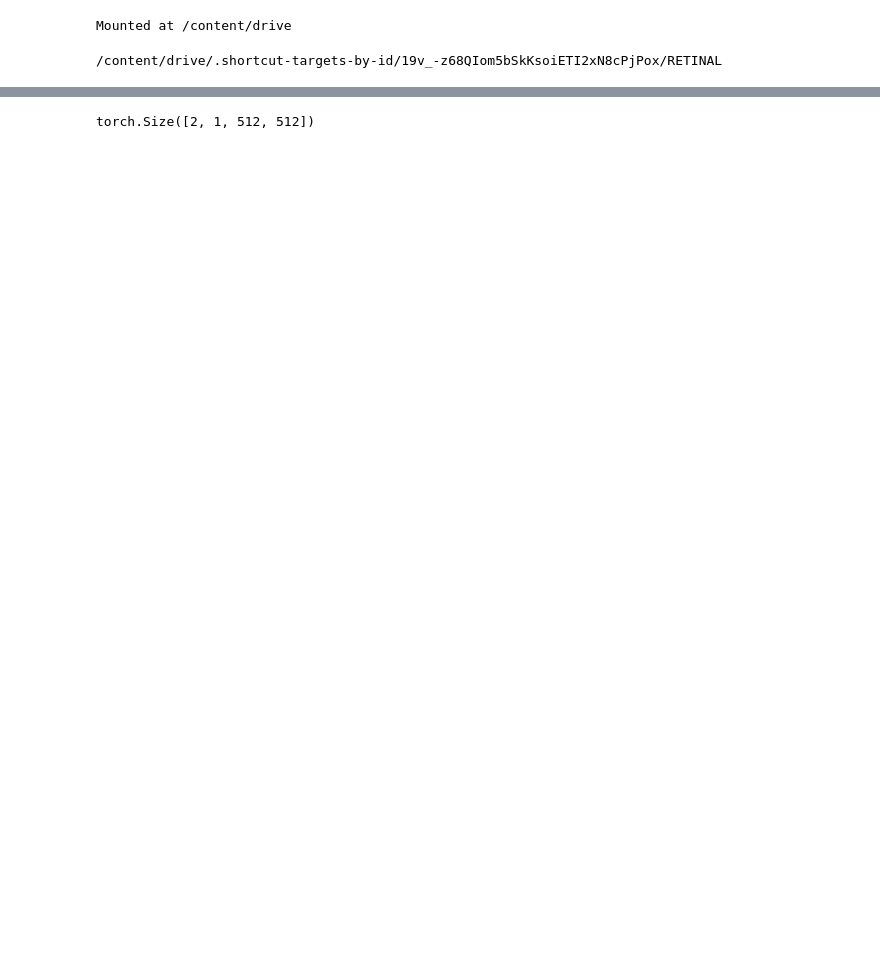
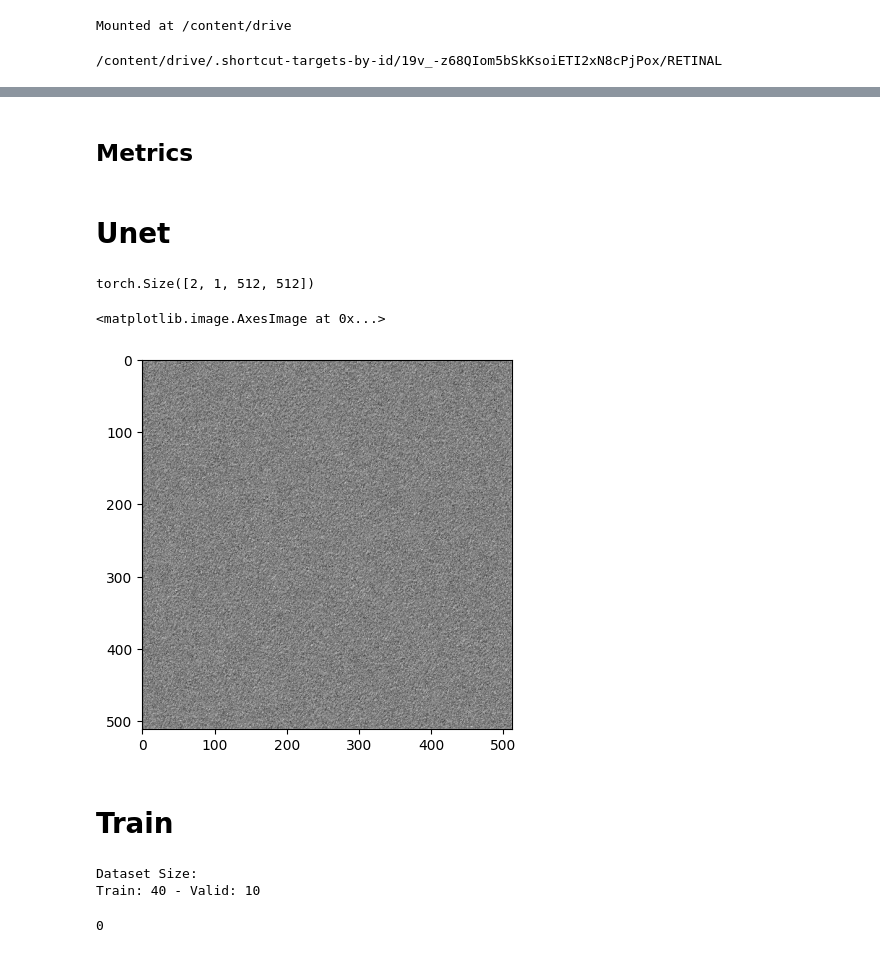
Before and after one commit to meysam-kazemi/drive-unet, a Jupyter notebook: unet.ipynb, the cells around one changed output, grey strips where cells are left out. Cells and saved outputs as stored; diff of their text form; code cells hidden in the pictures; blank space fills up the shorter version.

```diff
--- a/unet.ipynb
+++ b/unet.ipynb
@@ -123,3 +136,5 @@ class DiceBCELoss(nn.Module):
         Dice_BCE = BCE + dice_loss
 
         return Dice_BCE
+# %% [markdown]
+## Metrics
@@ -125,0 +190,2 @@ class DiceBCELoss(nn.Module):
+# %% [markdown]
+# Unet
@@ -126,4 +201,6 @@ class DiceBCELoss(nn.Module):
 # %%
+
+
 # Model
 
 class conv_block(nn.Module):
@@ -180,7 +257,7 @@ class build_unet(nn.Module):
         super().__init__()
 
         """ Encoder """
-        self.e1 = encoder_block(3, 64)
+        self.e1 = encoder_block(1, 64)
         self.e2 = encoder_block(64, 128)
         self.e3 = encoder_block(128, 256)
         self.e4 = encoder_block(256, 512)
@@ -217,9 +294,67 @@ class build_unet(nn.Module):
 
         return outputs
 
-x = torch.randn((2, 3, 512, 512))
+x = torch.randn((2, 1, 512, 512))
 model = build_unet()
 y = model(x)
 print(y.shape)
 # %% [output]
 torch.Size([2, 1, 512, 512])
+# %%
+plt.imshow(y[0,0].detach().numpy(), 'gray')
+# %% [output]
+<matplotlib.image.AxesImage at 0x...>
+[figure, added]
+# %% [markdown]
+# Train
+# %%
+""" Seeding """
+seeding(42)
+
+""" Directories """
+create_dir("files")
+
+""" Load dataset """
+train_x = sorted(glob("./new_data/train/image/*"))
+train_y = sorted(glob("./new_data/train/mask/*"))
+
+# valid_x = sorted(glob("./new_data/test/image/*"))
+# valid_y = sorted(glob("./new_data/test/mask/*"))
+
+""" Hyperparameters """
+H = 512
+W = 512
+size = (H, W)
+batch_size = 8
+num_epochs = 80
+lr = 1e-4
+checkpoint_path = "models/unet.pth"
+
+""" Dataset and loader """
+dataset = DriveDataset(train_x, train_y)
+validation_split = 0.2
+train_size = int((1 - validation_split) * len(dataset))
+valid_size = len(dataset) - train_size
+# split dataset to train and valid
+train_dataset, valid_dataset = random_split(dataset, [train_size, valid_size])
+
+
+train_loader = DataLoader(
+    dataset=train_dataset,
+    batch_size=batch_size,
+    shuffle=True,
+    num_workers=2
+)
+
+valid_loader = DataLoader(
+    dataset=valid_dataset,
+    batch_size=batch_size,
+    shuffle=False,
+    num_workers=2
+)
+
+
+print(f"Dataset Size:\nTrain: {len(train_loader)} - Valid: {len(valid_loader)}\n")
+# %% [output]
+Dataset Size:
+Train: 40 - Valid: 10
@@ -225,0 +378,4 @@ torch.Size([2, 1, 512, 512])
+# %%
+init_epoch
+# %% [output]
+0
```
Also changed, not shown: parts of 34 cells of this notebook.
